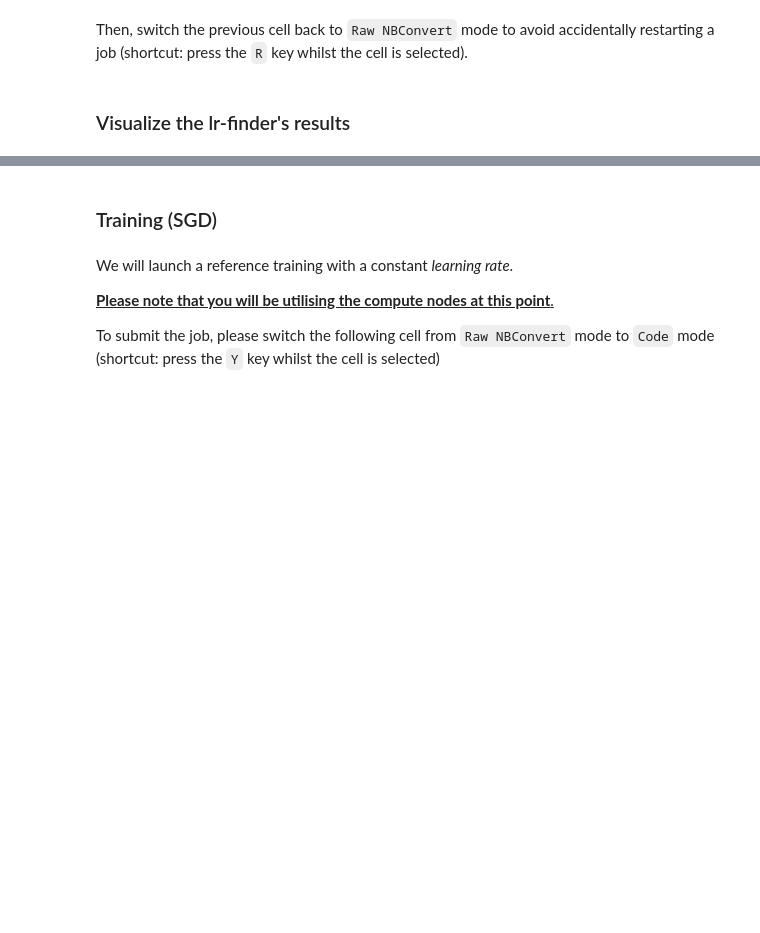
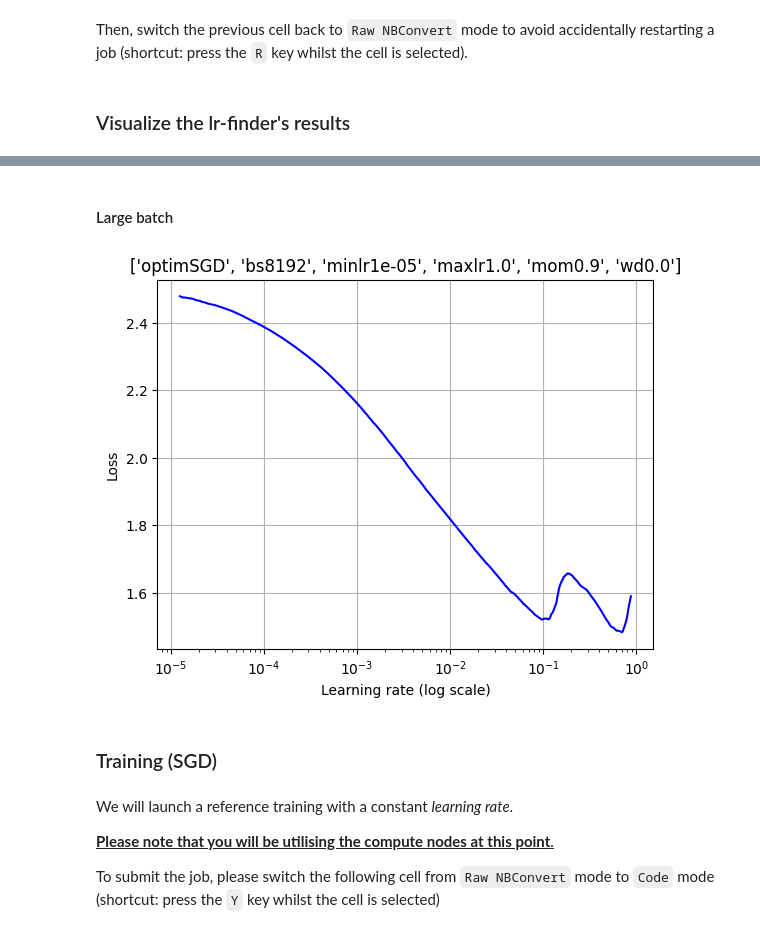
Before and after one commit to idriscnrs/dlojz_tp, a Jupyter notebook: Jour3/1.tp_optimizer/DLO-JZ_Optimizers.ipynb, the cells around one changed output, grey strips where cells are left out. Drawn from its saved outputs; the diff is of its cells as text; code cells hidden in the pictures; blank space fills up the shorter version.

```diff
--- a/Jour3/1.tp_optimizer/DLO-JZ_Optimizers.ipynb
+++ b/Jour3/1.tp_optimizer/DLO-JZ_Optimizers.ipynb
@@ -132,3 +137,9 @@ Then, switch the previous cell back to `Raw NBConvert` mode to avoid accidentall
+# %% [markdown]
+#### Large batch
+# %%
+plot_lrfinder(jobids_ref[1])
+# %% [output]
+[figure, added]
 # %% [markdown]
 ### Training (SGD)
 # %% [markdown]
```
Also changed, not shown: parts of 20 cells of this notebook, 3 other files.
